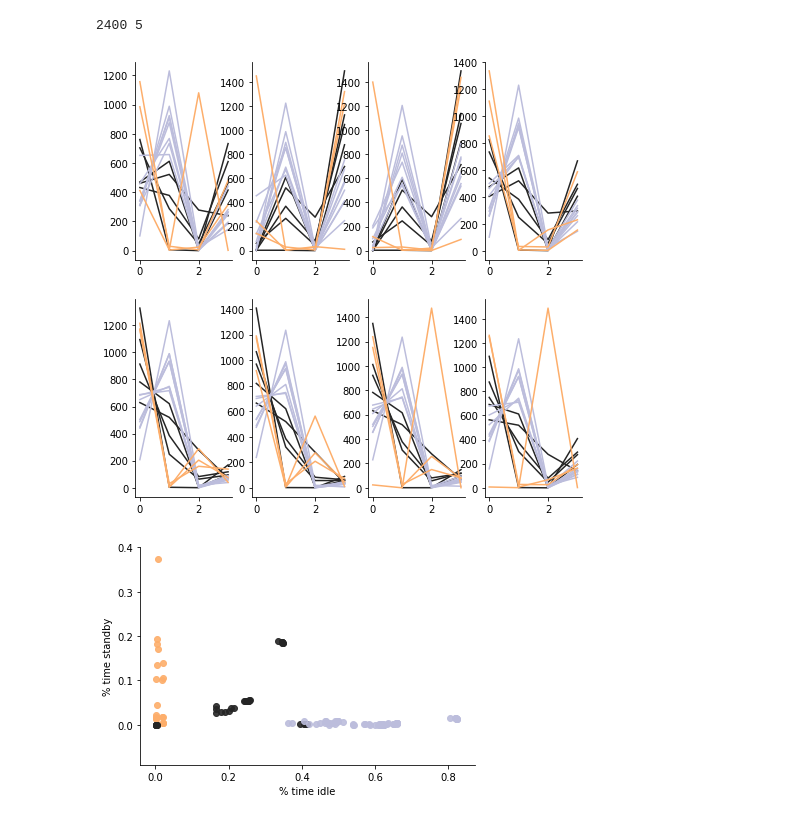
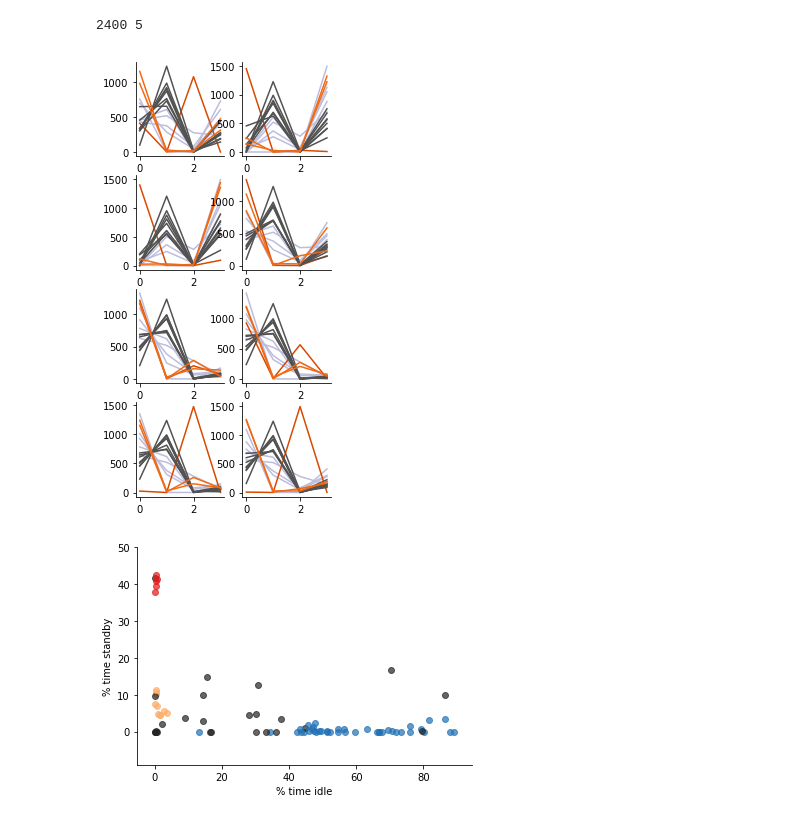
Before and after one commit to jamesjarlathlong/continuous, a Jupyter notebook: clustering.ipynb, the cells around one changed output. Drawn from its saved outputs; the diff is of its cells as text; code cells hidden in the pictures.

```diff
--- a/clustering.ipynb
+++ b/clustering.ipynb
@@ -34,7 +34,7 @@ def create_trace(data):
     for s in sensornames:
         t[s] = np.asarray([i[s] for i in data])#[select[0]:select[1]]])
     return t
-alltraces = create_trace([i for j in statetracelearned for i in j])
+alltraces = create_trace([i for j in statetracelearned[0:5] for i in j])
 # %%
 def extract_feature(t):
     is_active = lambda i:i[0]==0 and i[1]>0
@@ -58,24 +58,27 @@ def extract_daynight_feature(t):
 #extract_timesensitive_feature(traces['S1'])
 # %%
 #for run in statetracelearned:
-groups = {'worker':['S0','S3','S5','S6','S4'],
-              'idler':['S12','S10','S9','S15']+['S13','S11','S14','S7'],
-              'saver':['S8','S1','S2']}#,'S2']}
-colorkey = {'worker':["#252525","#000000"]
-                ,'idler':["#bcbddc","#9e9ac8","#807dba","#6a51a3","#54278f","#3f007d"]
-                ,'saver':["#fdae6b","#fd8d3c","#f16913","#d94801","#a63603","#7f2704"]}
-fig, axarr = plt.subplots(2,4)
-fig.set_size_inches(8,8)
+groups = {'worker':['S0','S6','S5','S4','S3'],
+              'idler':['S12','S10','S9','S15']+['S11','S14','S7','S13'],
+              'saver':['S8','S1'],
+              'ubersaver':['S2']}#,'S2']}
+colorkey = {'worker':["#bcbddc"]
+                ,'idler':["#525252"]
+                ,'saver':["#f16913"]
+                ,'ubersaver':["#d94801"]}
+fig, axarr = plt.subplots(4,2)
+fig.set_size_inches(3.5,8)
 for idx, ax in enumerate(itertools.chain(*axarr)):
     for g, sensors in groups.items():
         for e,s in enumerate(sensors):
             feature = extract_timesensitive_feature(alltraces[s])
             #if g=='worker':
             zindex = 100 if g=='saver' else 0
-            ax.plot(feature[idx*4:idx*4+4], label=s, color=colorkey[g][0], zorder=zindex)
+            if g in ['idler','worker','saver','ubersaver']:
+                ax.plot(feature[idx*4:idx*4+4], label=s, color=colorkey[g][0], zorder=zindex)
 sns.despine()
 # %% [output]
-[figure, old version]
+[figure, new version]
 # %%
 def feature_to_3d(feature, number_aggregated = 1):
     scale = 300*number_aggregated
@@ -95,34 +98,36 @@ from mpl_toolkits.mplot3d import Axes3D
 fig = plt.figure()
 ax =fig.add_subplot(111)
 def plot2d(data,ax,aggregated = 1):
-    groups = {'worker':['S0','S3','S5','S6','S4'],
-              'idler':['S12','S10','S9','S15']+['S13','S11','S14','S7'],
-              'saver':['S8','S1','S2']}#,'S2']}
+    groups = {'worker':['S0','S5','S4','S6','S3'],
+              'idler':['S12','S10','S9','S15']+['S11','S14','S7','S13'],
+              'saver':['S8','S1'],
+              'ubersaver':['S2']}#,'S2']}
     colorkey = {'worker':["#252525","#000000"]
-                ,'idler':["#bcbddc","#9e9ac8","#807dba","#6a51a3","#54278f","#3f007d"]
-                ,'saver':["#fdae6b","#fd8d3c","#f16913","#d94801","#a63603","#7f2704"]}
+                ,'idler':["#2171b5"]
+                ,'saver':["#fdae6b","#fd8d3c","#f16913","#d94801","#a63603","#7f2704"]
+                ,'ubersaver':["#e31a1c"]}
     for g, sensors in groups.items():
         for idx,s in enumerate(sensors):
             feature = extract_timesensitive_feature(data[s])
             linerepx, linerepy,linerepz = feature_to_3d(feature,aggregated)
-            #ax.scatter(np.mean(linerepy),np.mean(linerepx),color=colorkey[g][0],alpha=1)#
+            ax.scatter(100*np.mean(linerepy),100*np.mean(linerepx),color=colorkey[g][0],alpha=0.7)#
             #if g=='saver':
-            ax.scatter(linerepy,linerepx,color=colorkey[g][0],alpha=0.9, marker='o')
+            #ax.scatter([100*i for i in linerepy],[100*i for i in linerepx],color=colorkey[g][0],alpha=0.8, marker='o')
     return ax
-#for run in statetracelearned:
-#    data = create_trace(run)
-#    number_aggregated = 1
-#    ax = plot2d(data,ax)
-ax = plot2d(alltraces,ax,5)
+for run in statetracelearned:
+    data = create_trace(run)
+    number_aggregated = 1
+    ax = plot2d(data,ax, 1)
+#ax = plot2d(alltraces,ax,5)
 #ax.set_yscale('log')
 #ax.set_xscale('log')
-ax.set_ylim([-0.09,0.4])
+ax.set_ylim([-9,50])
 #ax.set_xlim([-1,1])
 ax.set_ylabel('% time standby')
 ax.set_xlabel('% time idle')
 sns.despine()
 # %% [output]
-[figure, old version]
+[figure, new version]
 # %%
 groups = {'worker':['S4','S5','S6','S0','S3'],
               'idler':['S12','S10','S9','S15']+['S13','S11','S14','S7'],
```
Also changed, not shown: parts of 2 cells of this notebook, 1 other file.
